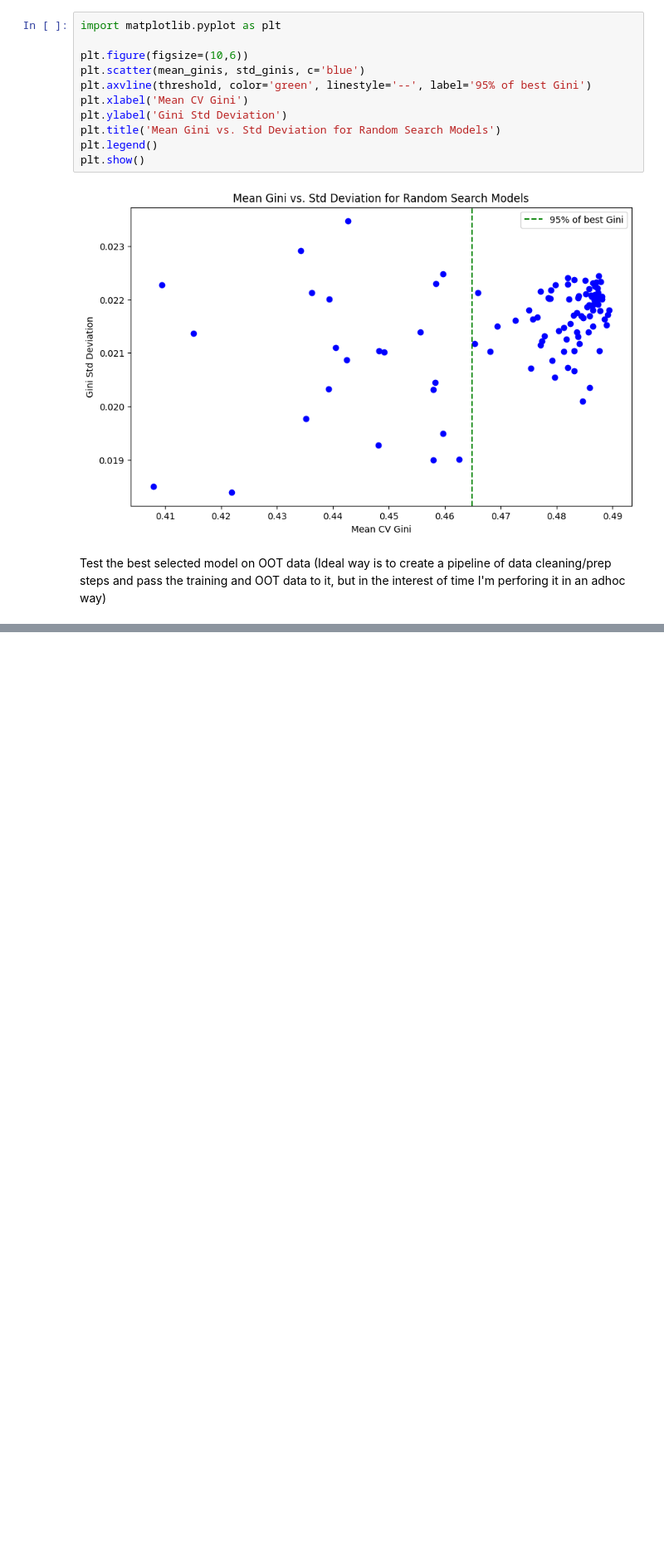
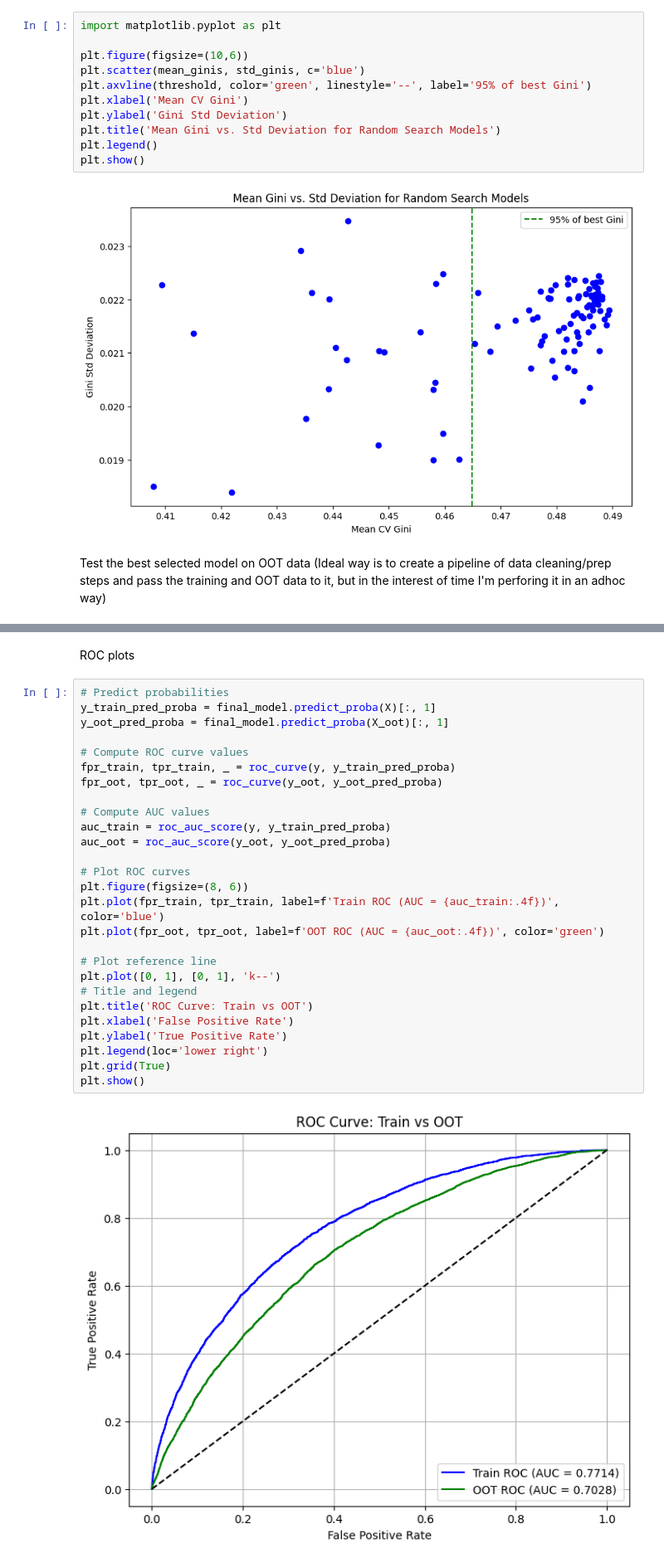
Before and after one commit to linkvarun/credit, a Jupyter notebook: xgboost_credit.ipynb, the cells around one changed output, grey strips where cells are left out. Shown at 83% size. Saved outputs shown, nothing was run; the diff lists cells and outputs as text; blank space fills up the shorter version.

```diff
--- a/xgboost_credit.ipynb
+++ b/xgboost_credit.ipynb
@@ -672,0 +655,31 @@ Accuracy: 0.7488
+# %% [markdown]
+ROC plots
+# %%
+# Predict probabilities
+y_train_pred_proba = final_model.predict_proba(X)[:, 1]
+y_oot_pred_proba = final_model.predict_proba(X_oot)[:, 1]
+
+# Compute ROC curve values
+fpr_train, tpr_train, _ = roc_curve(y, y_train_pred_proba)
+fpr_oot, tpr_oot, _ = roc_curve(y_oot, y_oot_pred_proba)
+
+# Compute AUC values
+auc_train = roc_auc_score(y, y_train_pred_proba)
+auc_oot = roc_auc_score(y_oot, y_oot_pred_proba)
+
+# Plot ROC curves
+plt.figure(figsize=(8, 6))
+plt.plot(fpr_train, tpr_train, label=f'Train ROC (AUC = {auc_train:.4f})', color='blue')
+plt.plot(fpr_oot, tpr_oot, label=f'OOT ROC (AUC = {auc_oot:.4f})', color='green')
+
+# Plot reference line
+plt.plot([0, 1], [0, 1], 'k--')
+# Title and legend
+plt.title('ROC Curve: Train vs OOT')
+plt.xlabel('False Positive Rate')
+plt.ylabel('True Positive Rate')
+plt.legend(loc='lower right')
+plt.grid(True)
+plt.show()
+# %% [output]
+[figure, added]
```
Also changed, not shown: parts of 22 cells of this notebook, 3 other files.
